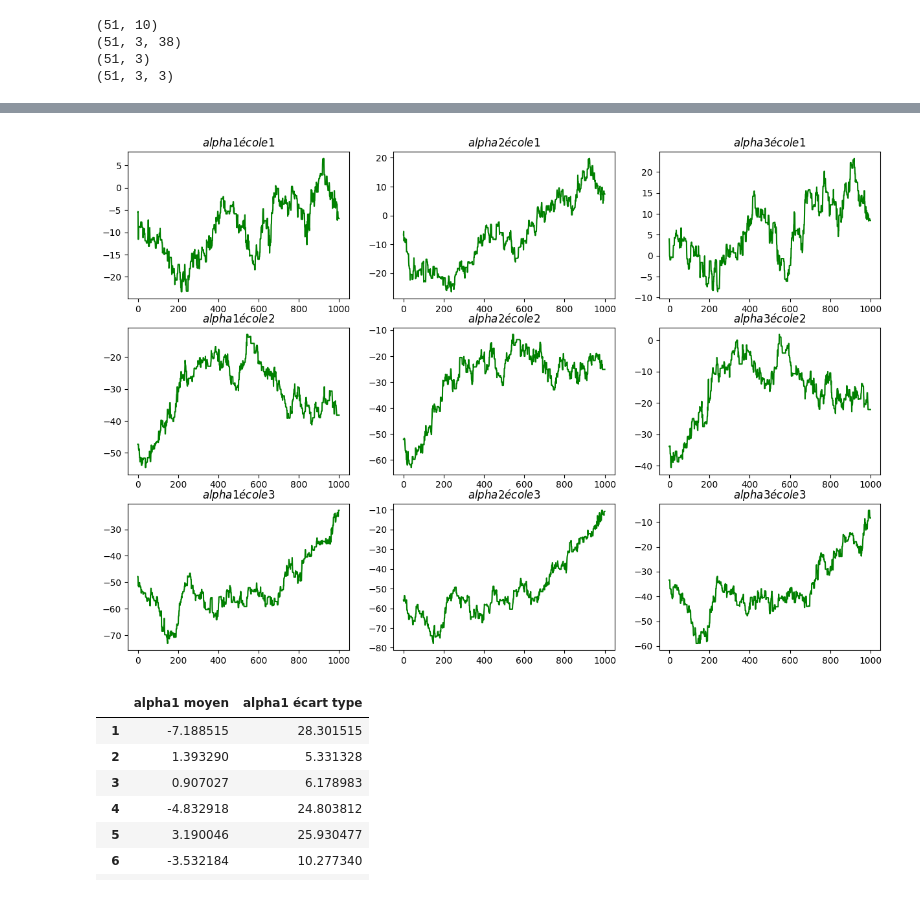
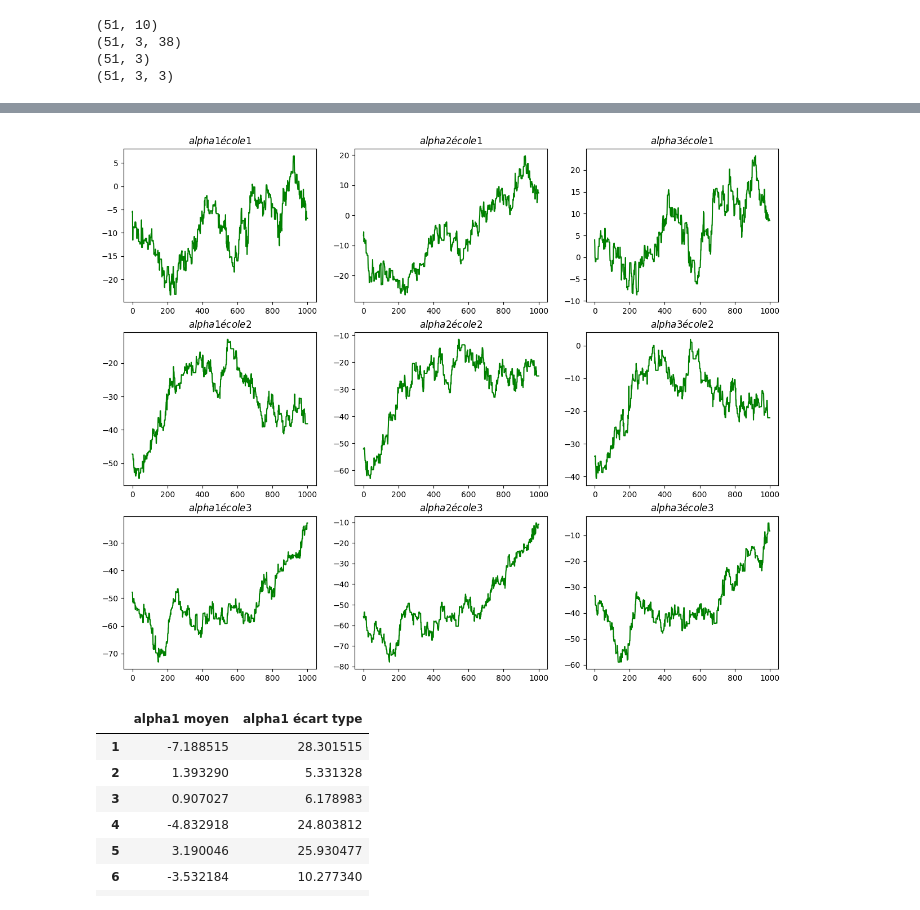
Before and after one commit to Gatienn/Bayes_schools, a Jupyter notebook: schools.ipynb, the cells around one changed output, grey strips where cells are left out. Drawn from its saved outputs; the diff is of its cells as text; code cells hidden in the pictures.

```diff
--- a/schools.ipynb
+++ b/schools.ipynb
@@ -1935,8 +1935,10 @@ x = np.array([i for i in range(len(x))])
 
 final_chain = chain[burning::lag, :]
 final_chain_alpha = chain_alpha[burning::lag, :]
+final_chain_M = chain_M[burning::lag, :]
+final_chain_T = chain_T[burning::lag, :]
 
-fig, axs = plt.subplots(5, 2, figsize = (10, 16))
+fig, axs = plt.subplots(5, 2, figsize = (12, 20))
 axs[0, 0].plot(x, final_chain[:,0], 'tab:red')
 axs[0, 0].set_title('Theta')
 axs[0, 1].plot(x, final_chain[:,1], 'tab:orange')
@@ -1948,0 +1951,9 @@ for i in range(2,10):
+# %%
+fig, axs = plt.subplots(4, 3, figsize = (16, 16))
+for k in range(3):
+    axs[0,k].plot(x, final_chain_M[:,k], 'tab:purple')
+    axs[0,k].set_title(f"$M{k+1}$")
+for i in range(3):
+    for j in range(3):
+        axs[i+1,j].plot(x, final_chain_T[:,i,j], 'green')
+        axs[i+1,j].set_title(f"$T{i+1}{j+1}$")
@@ -1949,12 +1962,12 @@ for i in range(2,10):
 # %%
 #Affichage des premiers alphas
-fig, axs = plt.subplots(3, 3, figsize = (15, 10))
+fig, axs = plt.subplots(3, 3, figsize = (15, 12))
 for i in range(3):
     for j in range(3):
         axs[j, i].plot(x, final_chain_alpha[:,i,j], 'green')
         axs[j, i].set_title(f"$alpha{i+1}école{j+1}$")
 # %% [output]
-[figure, old version]
+[figure, new version]
 # %%
 chain_alpha1 = final_chain_alpha[:,0,:]
 chain_alpha1_mean = np.mean(chain_alpha1, axis = 0)
```
Also changed, not shown: parts of 2 cells of this notebook, 4 other files.
